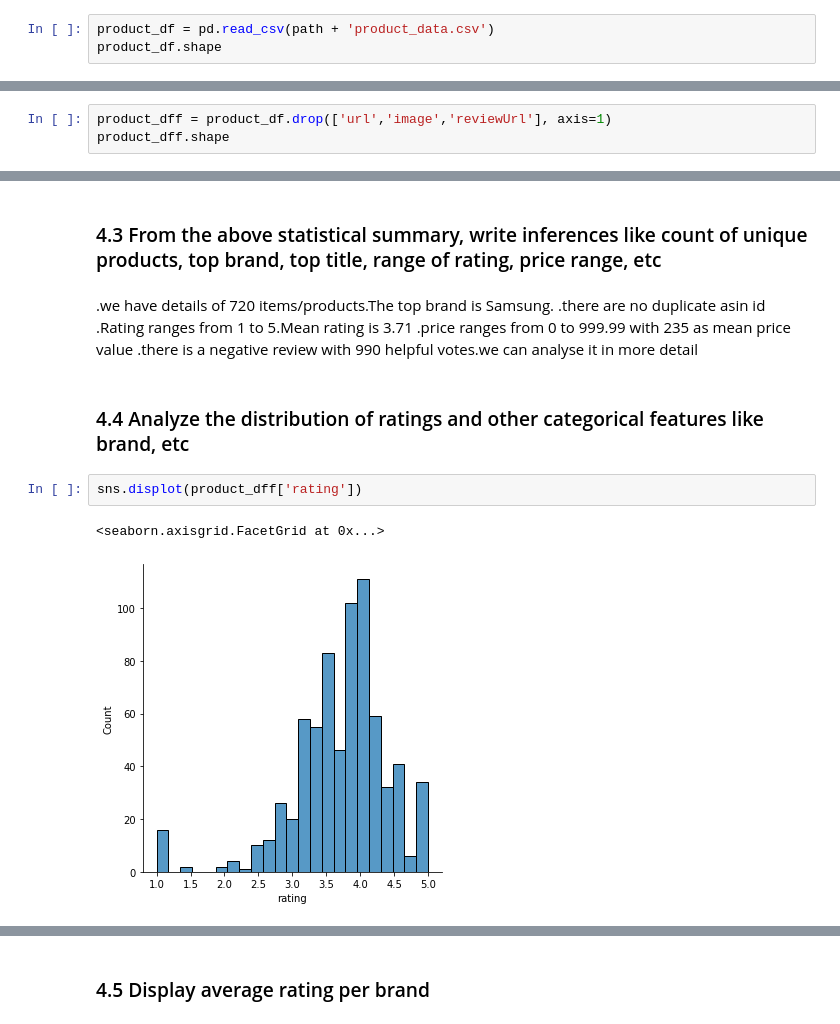
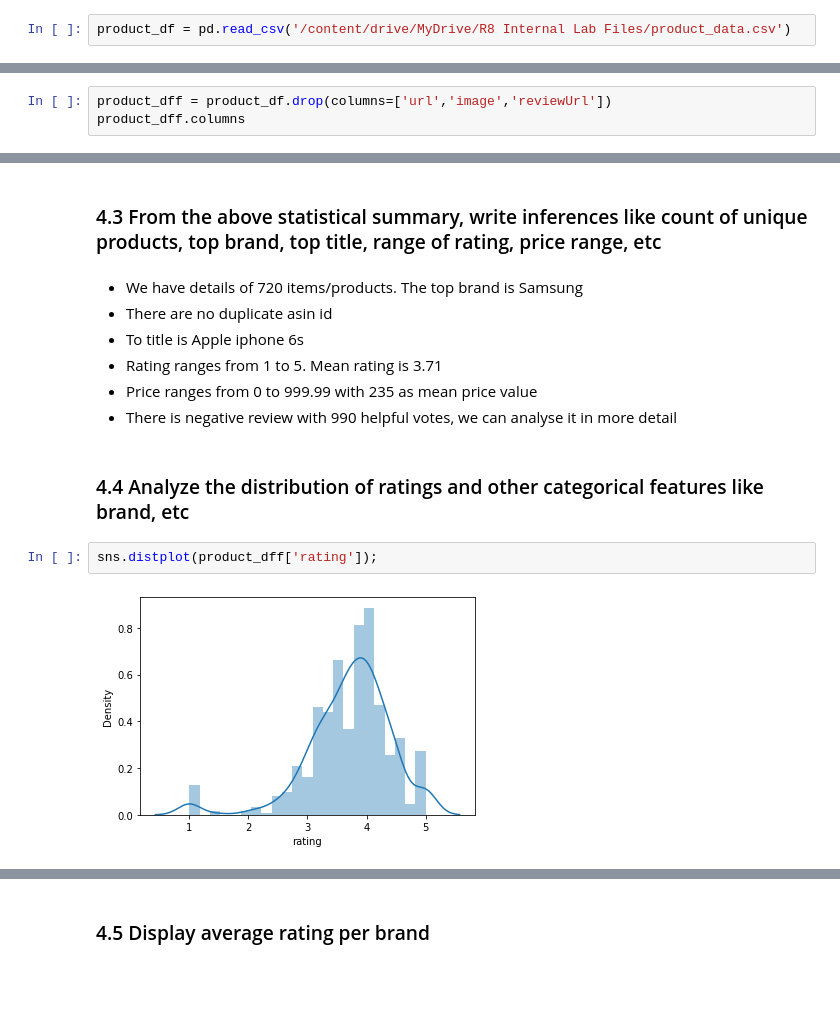
Before and after one commit to romilgupta28/Study, a Jupyter notebook: R8_Internal_Lab_Question_Notebook_(2).ipynb, the cells around one changed output, grey strips where cells are left out. Saved outputs shown, nothing was run; the diff lists cells and outputs as text; blank space fills up the shorter version.

```diff
--- a/R8_Internal_Lab_Question_Notebook_(2).ipynb
+++ b/R8_Internal_Lab_Question_Notebook_(2).ipynb
@@ -124,3 +122,2 @@ path = '/content/drive/My Drive/'
 # %%
-product_df = pd.read_csv(path + 'product_data.csv')
-product_df.shape
+product_df = pd.read_csv('/content/drive/MyDrive/R8 Internal Lab Files/product_data.csv')
@@ -151,6 +152,6 @@ Index(['asin', 'brand', 'title', 'url', 'image', 'rating', 'reviewUrl',
        'totalReviews', 'price', 'originalPrice'],
       dtype='object')
 # %%
-product_dff = product_df.drop(['url','image','reviewUrl'], axis=1)
-product_dff.shape
+product_dff = product_df.drop(columns=['url','image','reviewUrl'])
+product_dff.columns
 # %% [output]
@@ -205,15 +196,15 @@ review_df[review_df['helpfulVotes']==990]
 # %% [markdown]
 ### 4.3 From the above statistical summary, write inferences like count of unique products, top brand, top title, range of rating, price range, etc
 # %% [markdown]
-.we have details of 720 items/products.The top brand is Samsung.
-.there are no duplicate asin id
-.Rating ranges from 1 to 5.Mean rating is 3.71
-.price ranges from 0 to 999.99 with 235 as mean price value
-.there is a negative review with 990 helpful votes.we can analyse it in more detail
+- We have details of 720 items/products. The top brand is Samsung
+- There are no duplicate asin id
+- To title is Apple iphone 6s
+- Rating ranges from 1 to 5. Mean rating is 3.71
+- Price ranges from 0 to 999.99 with 235 as mean price value
+- There is negative review with 990 helpful votes, we can analyse it in more detail
 # %% [markdown]
 ### 4.4 Analyze the distribution of ratings and other categorical features like brand, etc
 # %%
-sns.displot(product_dff['rating'])
+sns.distplot(product_dff['rating']);
 # %% [output]
-<seaborn.axisgrid.FacetGrid at 0x...>
-[figure, old version]
+[figure, new version]
```
Also changed, not shown: parts of 72 cells of this notebook.
